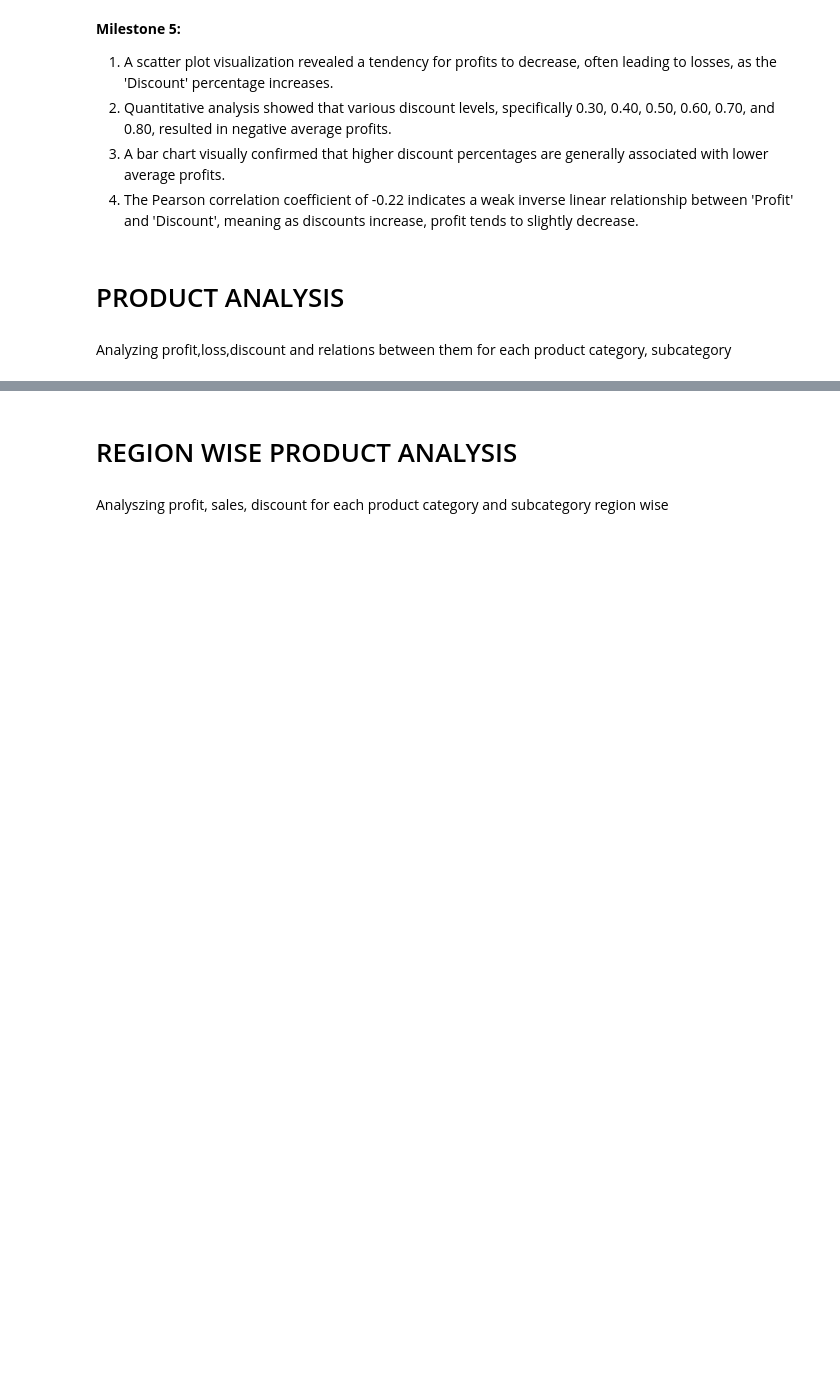
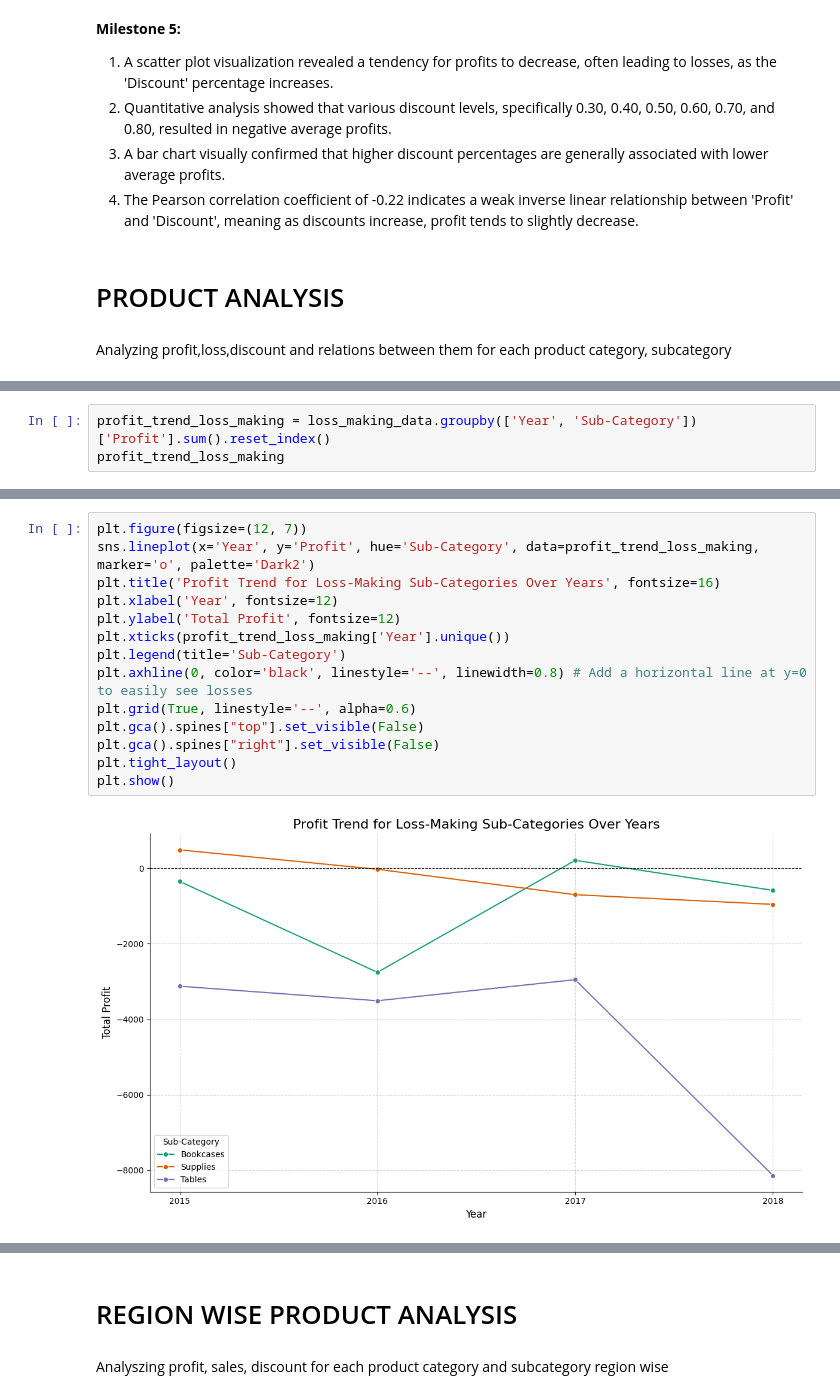
Before and after one commit to CHARUL1601/superstore-sales-profitability-analysis, a Jupyter notebook: Untitled0.ipynb, the cells around one changed output, grey strips where cells are left out. Cells and saved outputs as stored; diff of their text form; blank space fills up the shorter version.

```diff
--- a/Untitled0.ipynb
+++ b/Untitled0.ipynb
@@ -536,0 +656,3 @@ Analyzing profit,loss,discount and relations between them for each product categ
+# %%
+profit_trend_loss_making = loss_making_data.groupby(['Year', 'Sub-Category'])['Profit'].sum().reset_index()
+profit_trend_loss_making
@@ -536,0 +673,16 @@ Analyzing profit,loss,discount and relations between them for each product categ
+# %%
+plt.figure(figsize=(12, 7))
+sns.lineplot(x='Year', y='Profit', hue='Sub-Category', data=profit_trend_loss_making, marker='o', palette='Dark2')
+plt.title('Profit Trend for Loss-Making Sub-Categories Over Years', fontsize=16)
+plt.xlabel('Year', fontsize=12)
+plt.ylabel('Total Profit', fontsize=12)
+plt.xticks(profit_trend_loss_making['Year'].unique())
+plt.legend(title='Sub-Category')
+plt.axhline(0, color='black', linestyle='--', linewidth=0.8) # Add a horizontal line at y=0 to easily see losses
+plt.grid(True, linestyle='--', alpha=0.6)
+plt.gca().spines["top"].set_visible(False)
+plt.gca().spines["right"].set_visible(False)
+plt.tight_layout()
+plt.show()
+# %% [output]
+[figure, added]
```
Also changed, not shown: parts of 11 cells of this notebook.
